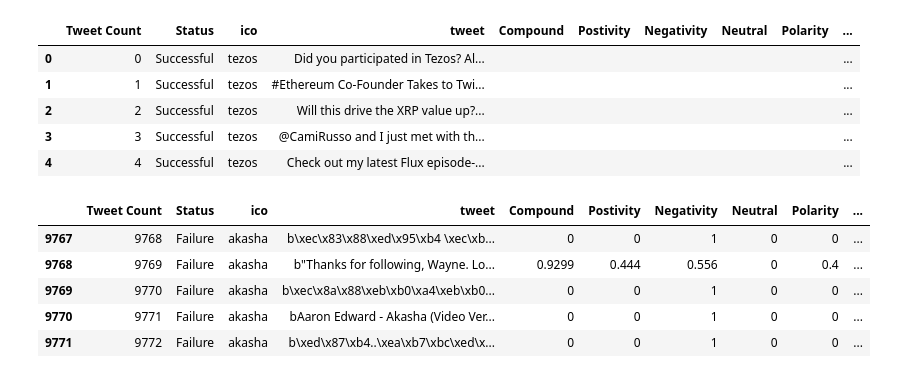
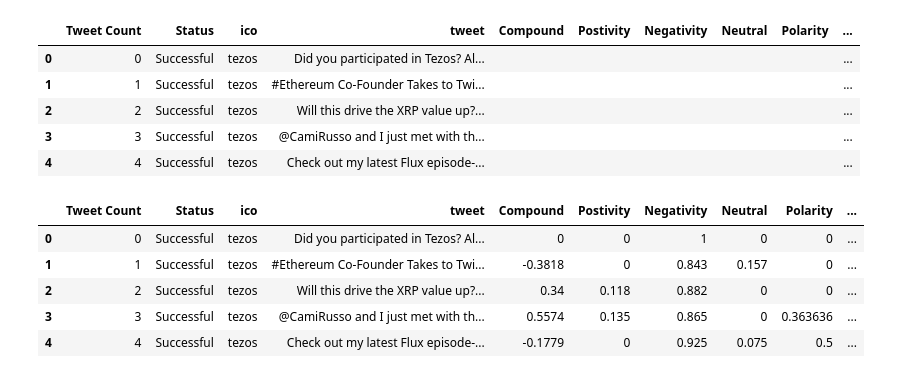
Before and after one commit to xprntl/ucb-da-project-1, a Jupyter notebook: Twitter_Sentiment_Analysis.ipynb, the cells around one changed output. Cells and saved outputs as stored; diff of their text form; code cells hidden in the pictures.

```diff
--- a/Twitter_Sentiment_Analysis.ipynb
+++ b/Twitter_Sentiment_Analysis.ipynb
@@ -52,12 +52,12 @@ for index,row in File.iterrows():
     File.set_value(index, "Negativity", neu)
     File.set_value(index, "Neutral", neg)
 # %%
-File.tail()
+File.head()
 # %% [output]
 |  | Tweet Count | Status | ico | tweet | Compound | Postivity | Negativity | Neutral | Polarity | ... |
-| 9767 | 9768 | Failure | akasha | b\xec\x83\x88\xed\x95\xb4 \xec\xb... | 0 | 0 | 1 | 0 | 0 | ... |
-| 9768 | 9769 | Failure | akasha | b"Thanks for following, Wayne. Lo... | 0.9299 | 0.444 | 0.556 | 0 | 0.4 | ... |
-| 9769 | 9770 | Failure | akasha | b\xec\x8a\x88\xeb\xb0\xa4\xeb\xb0... | 0 | 0 | 1 | 0 | 0 | ... |
-| 9770 | 9771 | Failure | akasha | bAaron Edward - Akasha (Video Ver... | 0 | 0 | 1 | 0 | 0 | ... |
-| 9771 | 9772 | Failure | akasha | b\xed\x87\xb4..\xea\xb7\xbc\xed\x... | 0 | 0 | 1 | 0 | 0 | ... |
+| 0 | 0 | Successful | tezos | Did you participated in Tezos? Al... | 0 | 0 | 1 | 0 | 0 | ... |
+| 1 | 1 | Successful | tezos | #Ethereum Co-Founder Takes to Twi... | -0.3818 | 0 | 0.843 | 0.157 | 0 | ... |
+| 2 | 2 | Successful | tezos | Will this drive the XRP value up?... | 0.34 | 0.118 | 0.882 | 0 | 0 | ... |
+| 3 | 3 | Successful | tezos | @CamiRusso and I just met with th... | 0.5574 | 0.135 | 0.865 | 0 | 0.363636 | ... |
+| 4 | 4 | Successful | tezos | Check out my latest Flux episode-... | -0.1779 | 0 | 0.925 | 0.075 | 0.5 | ... |
 # %%
```
Also changed, not shown: parts of 12 cells of this notebook.
